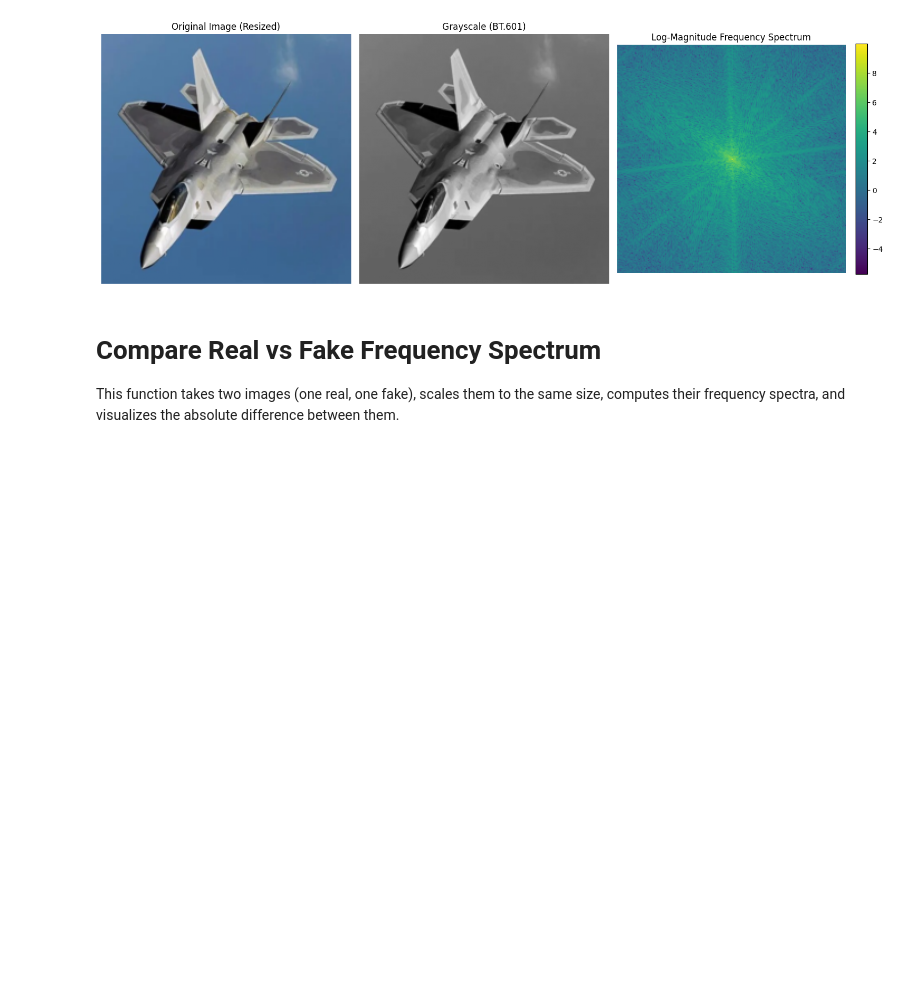
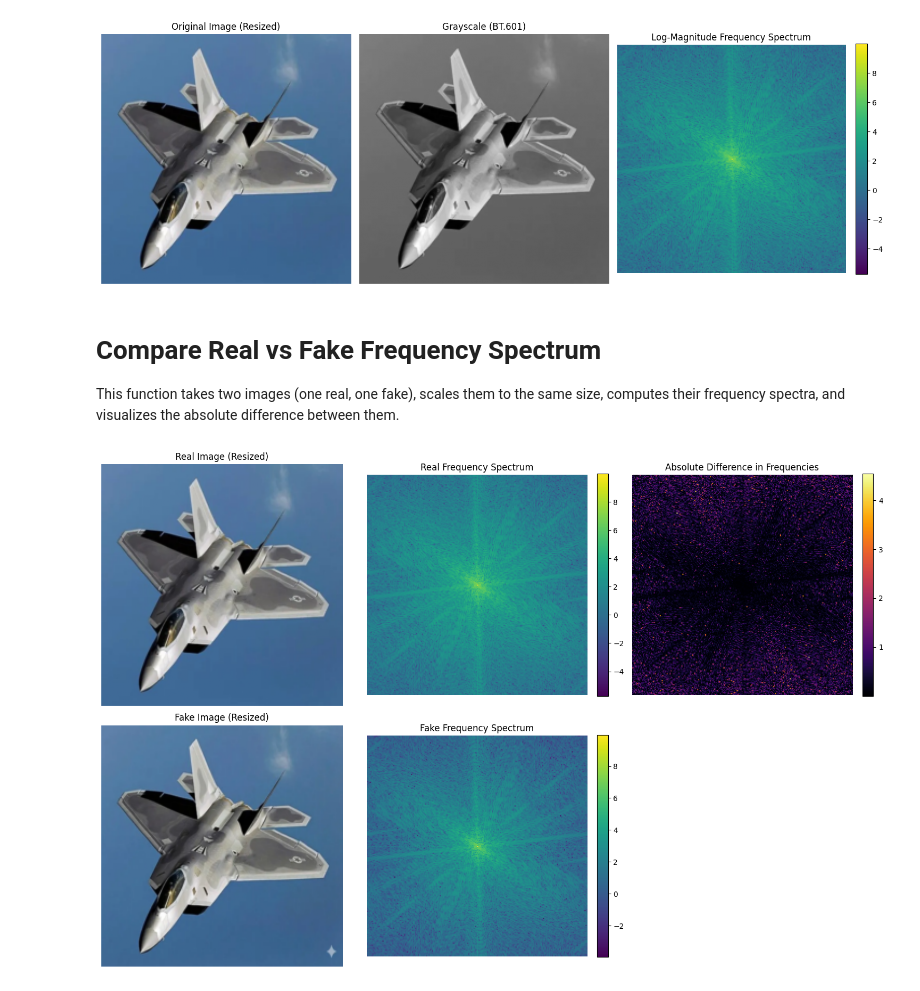
Before and after one commit to itsAnanth/SaFEnet, a Jupyter notebook: notebooks/visualize_frequency.ipynb, the cells around one changed output. Drawn from its saved outputs; the diff is of its cells as text; code cells hidden in the pictures; blank space fills up the shorter version.

```diff
--- a/notebooks/visualize_frequency.ipynb
+++ b/notebooks/visualize_frequency.ipynb
@@ -160,7 +160,8 @@ def compare_frequency_spectra(real_image_path, fake_image_path):
     plt.tight_layout()
     plt.show()
 # %%
-# Example usage:
-# real_path = '../data/train/REAL/sample_real.jpg'
-# fake_path = '../data/train/FAKE/sample_fake.jpg'
-# compare_frequency_spectra(real_path, fake_path)
+real_path = '../test/realf22.jpg'
+fake_path = '../test/fakef22.webp'
+compare_frequency_spectra(real_path, fake_path)
+# %% [output]
+[figure, added]
```
